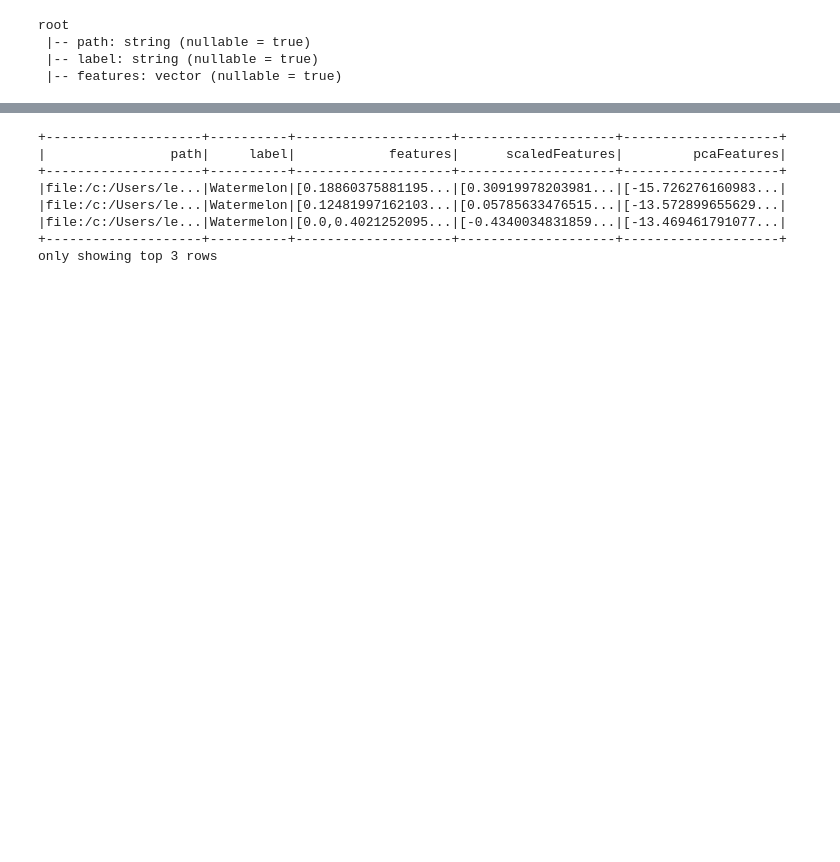
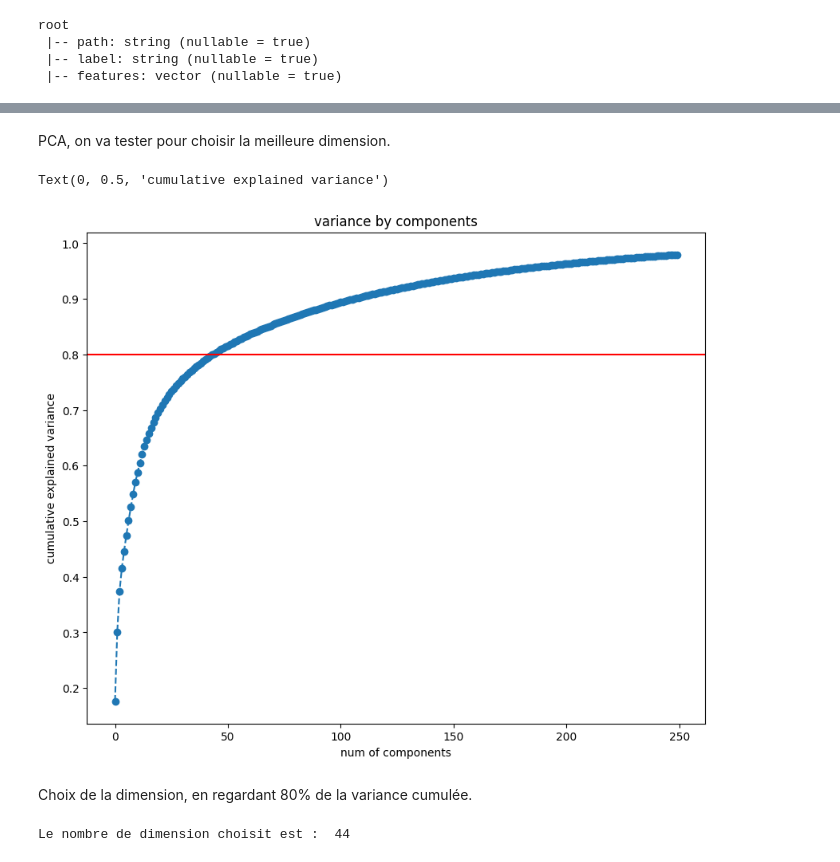
Before and after one commit to CecileLecoublet/Projet8, a Jupyter notebook: Projet 8.ipynb, the cells around one changed output, grey strips where cells are left out. Cells and saved outputs as stored; diff of their text form; code cells hidden in the pictures; blank space fills up the shorter version.

```diff
--- a/Projet 8.ipynb
+++ b/Projet 8.ipynb
@@ -324,17 +327,28 @@ only showing top 3 rows
+# %% [markdown]
+PCA, on va tester pour choisir la meilleure dimension.
 # %%
 from pyspark.ml.feature import PCA
-n_components = 2
+n_components = 250
 pca = PCA(k=n_components, inputCol='scaledFeatures', outputCol='pcaFeatures')
-model_pca = pca.fit(df_1)
-tab = model_pca.transform(df_1)
-tab.show(3)
+model = pca.fit(df_1)
+df_2 = model.transform(df_1)
-# %% [output]
-+--------------------+----------+--------------------+--------------------+--------------------+
-|                path|     label|            features|      scaledFeatures|         pcaFeatures|
-+--------------------+----------+--------------------+--------------------+--------------------+
-|file:/c:/Users/le...|Watermelon|[0.18860375881195...|[0.30919978203981...|[-15.726276160983...|
-|file:/c:/Users/le...|Watermelon|[0.12481997162103...|[0.05785633476515...|[-13.572899655629...|
-|file:/c:/Users/le...|Watermelon|[0.0,0.4021252095...|[-0.4340034831859...|[-13.469461791077...|
-+--------------------+----------+--------------------+--------------------+--------------------+
-only showing top 3 rows
+# %%
+cumValues = model.explainedVariance.cumsum()
+val_limite = 0.8
+plt.figure(figsize=(10,8))
+plt.plot(range(0,250), cumValues, marker = 'o', linestyle='--')
+plt.axhline(y=val_limite, color='r', linestyle='-')
+plt.title('variance by components')
+plt.xlabel('num of components')
+plt.ylabel('cumulative explained variance')
+# %% [output]
+Text(0, 0.5, 'cumulative explained variance')
+[figure, added]
+# %% [markdown]
+Choix de la dimension, en regardant 80% de la variance cumulée.
+# %%
+var = model.explainedVariance.cumsum()
+print("Le nombre de dimension choisit est : ",var[var <=val_limite].shape[0])
+# %% [output]
+Le nombre de dimension choisit est :  44
 # %%
```
Also changed, not shown: parts of 17 cells of this notebook, 42 other files.
